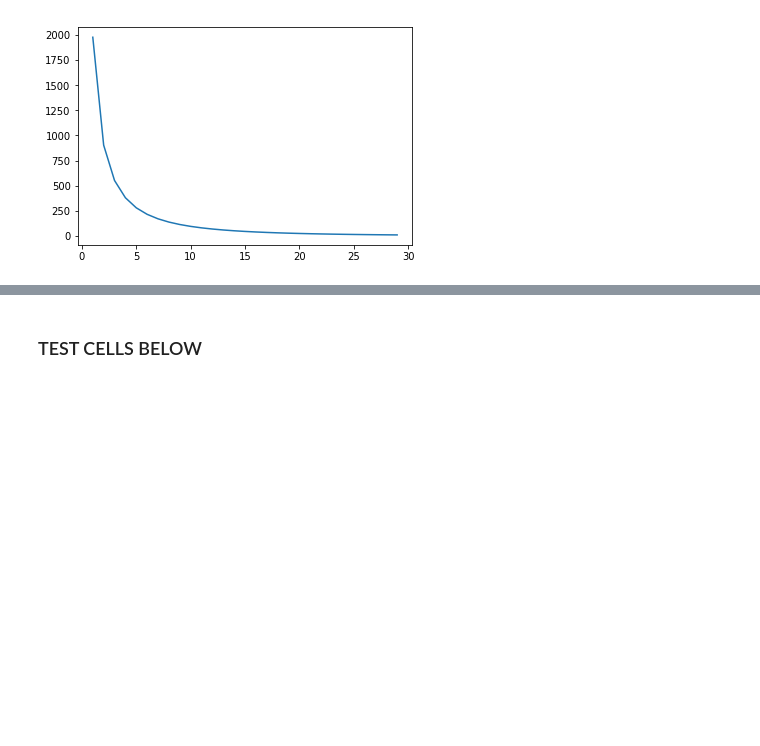
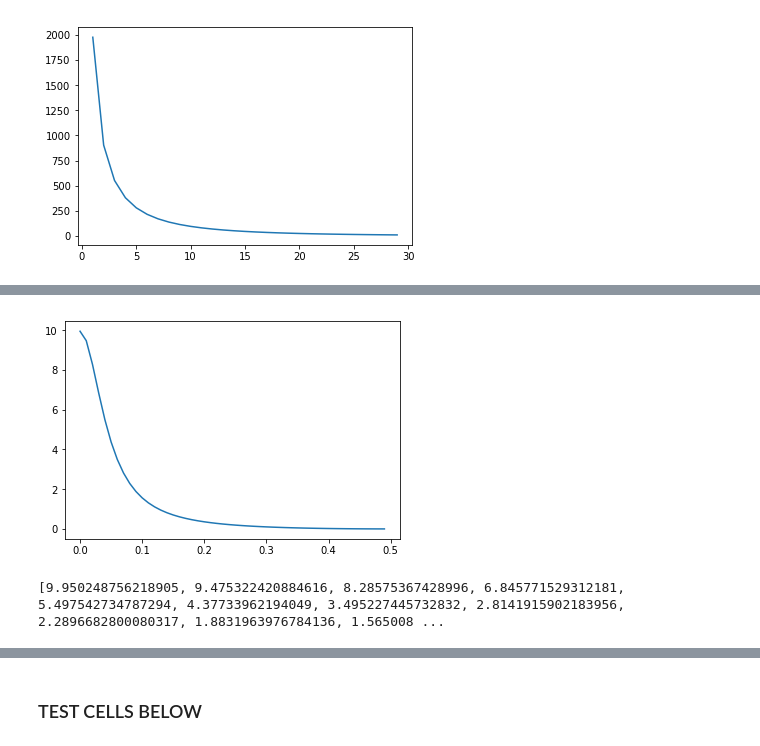
Before and after one commit to itscubist/snBdm, a Jupyter notebook: snBdm-Notebook1.ipynb, the cells around one changed output, grey strips where cells are left out. Saved outputs shown, nothing was run; the diff lists cells and outputs as text; code cells hidden in the pictures; blank space fills up the shorter version.

```diff
--- a/snBdm-Notebook1.ipynb
+++ b/snBdm-Notebook1.ipynb
@@ -92,0 +213,11 @@ mDark = 10
+# %%
+mDark = 0.1
+nuEnergy = 10
+alphaRange = np.arange(0,0.5,0.01)
+dmKineticRange = [ dmKinetic(nuEnergy, mDark, a*math.pi) for a in alphaRange ]
+mplot.plot(alphaRange,dmKineticRange)
+mplot.show()
+print(dmKineticRange)
+# %% [output]
+[figure, added]
+[9.950248756218905, 9.475322420884616, 8.28575367428996, 6.845771529312181, 5.497542734787294, 4.37733962194049, 3.495227445732832, 2.8141915902183956, 2.2896682800080317, 1.8831963976784136, 1.565008 ...
```
Also changed, not shown: parts of 14 cells of this notebook.
